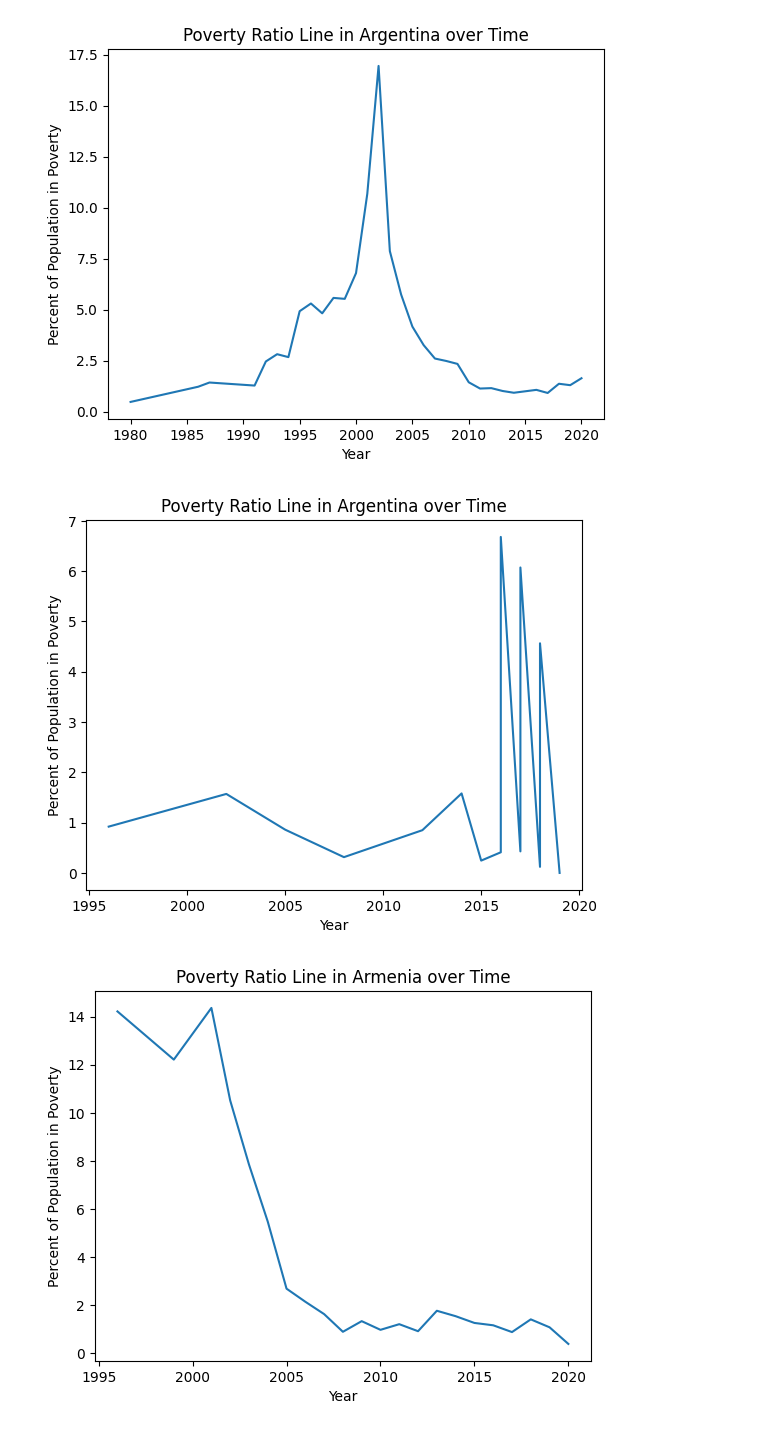
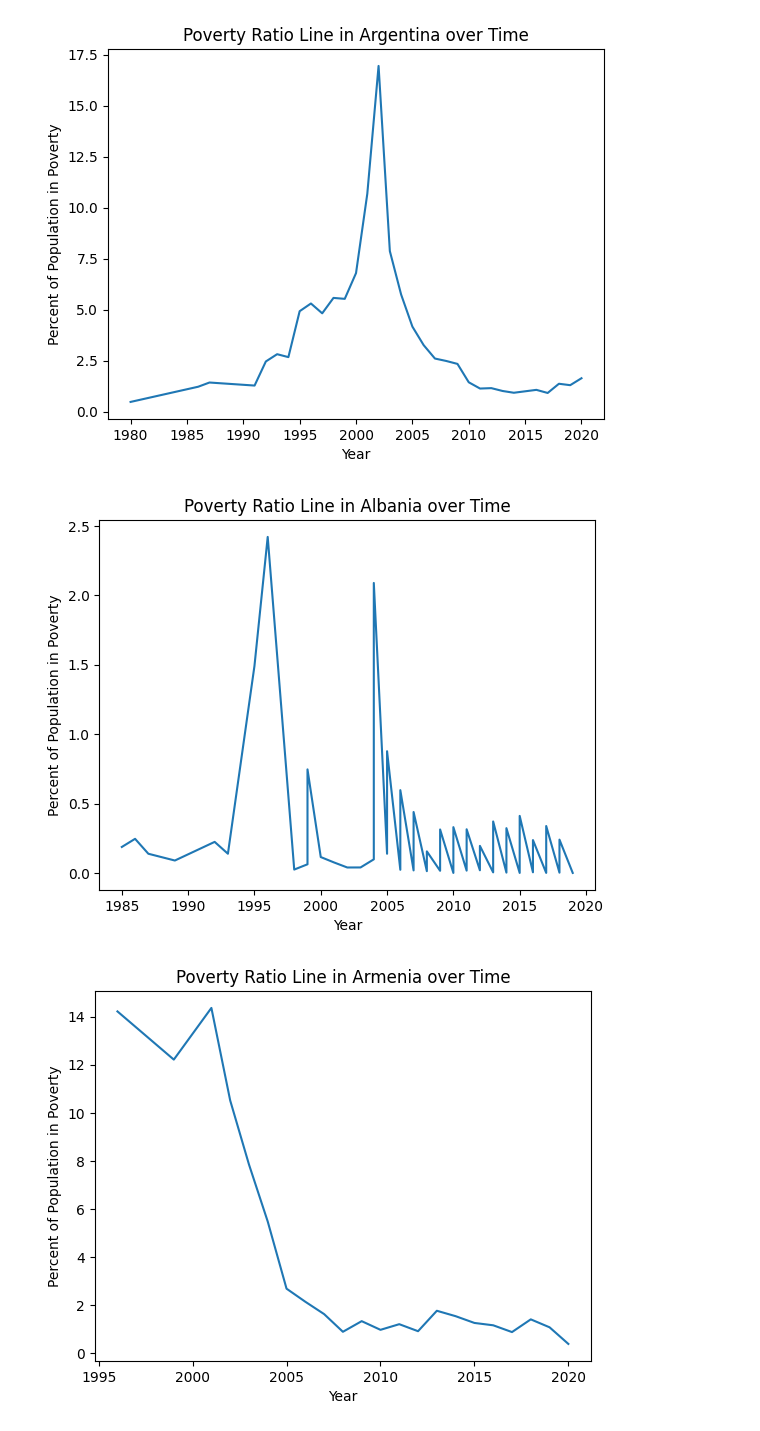
Before and after one commit to Matt-L-053124/FTI-World-Poverty-DSRP, a Jupyter notebook: Matthew_L_World_Poverty_Notebook.ipynb, the cells around one changed output. Saved outputs shown, nothing was run; the diff lists cells and outputs as text; code cells hidden in the pictures.

```diff
--- a/Matthew_L_World_Poverty_Notebook.ipynb
+++ b/Matthew_L_World_Poverty_Notebook.ipynb
@@ -268,20 +244,20 @@ plt.show()
 # %%
 albania_clean = df[(df["country"] == "Albania") & (df["ppp_version"] == 2011) & (df["reporting_level"] == "national")]
 
 albania_sorted = albania_clean.sort_values("year")
 
 x = albania_sorted["year"]
 y = albania_sorted["headcount_ratio_international_povline"]
 
 plt.plot(x,y)
 
-plt.title("Poverty Ratio Line in Argentina over Time")
+plt.title("Poverty Ratio Line in Albania over Time")
 plt.xlabel("Year")
 plt.ylabel("Percent of Population in Poverty")
 
 plt.show()
 # %% [output]
-[figure, old version]
+[figure, new version]
 # %%
 armenia_clean = df[(df["country"] == "Armenia") & (df["ppp_version"] == 2011) & (df["reporting_level"] == "national")]
 
```
Also changed, not shown: parts of 9 cells of this notebook.
